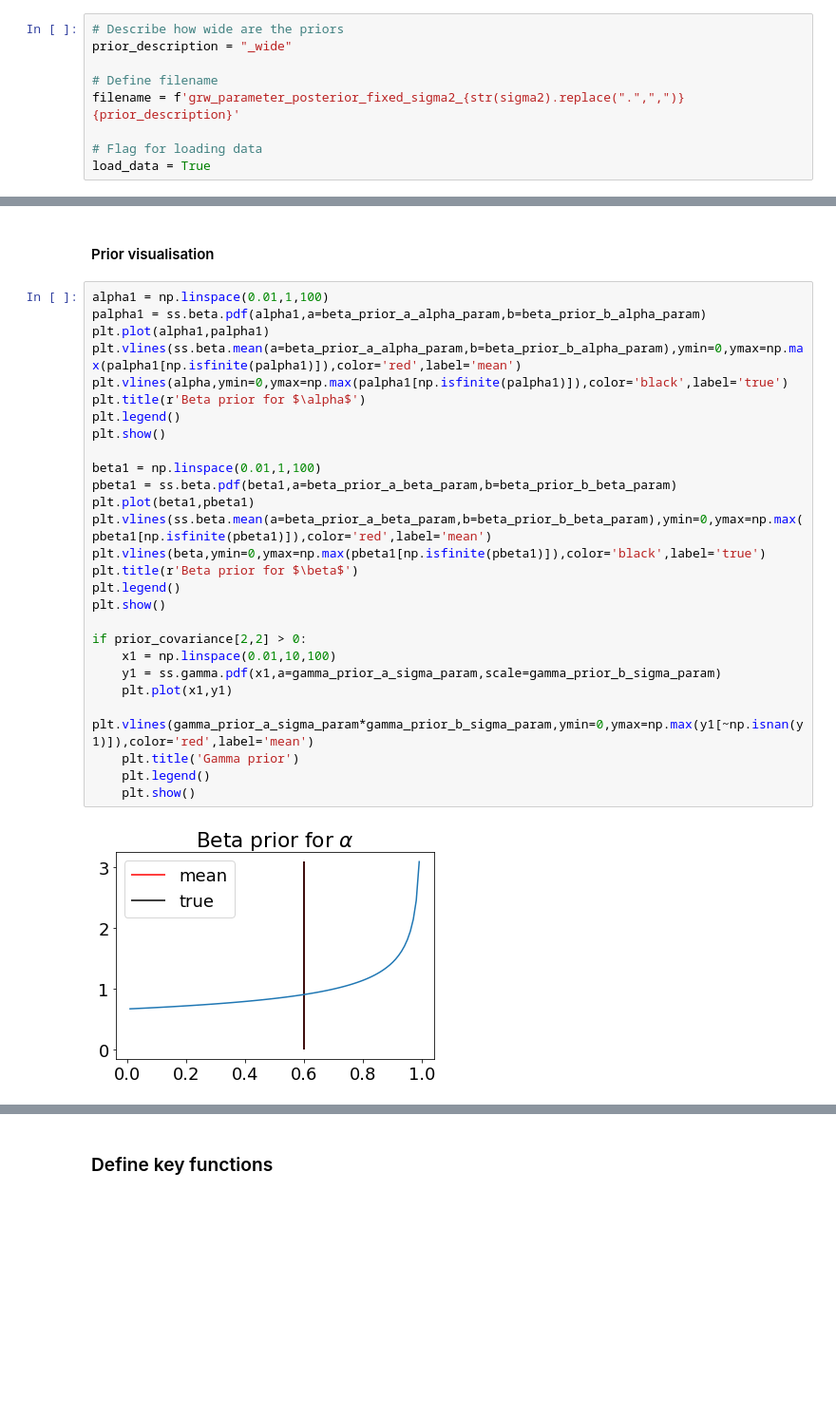
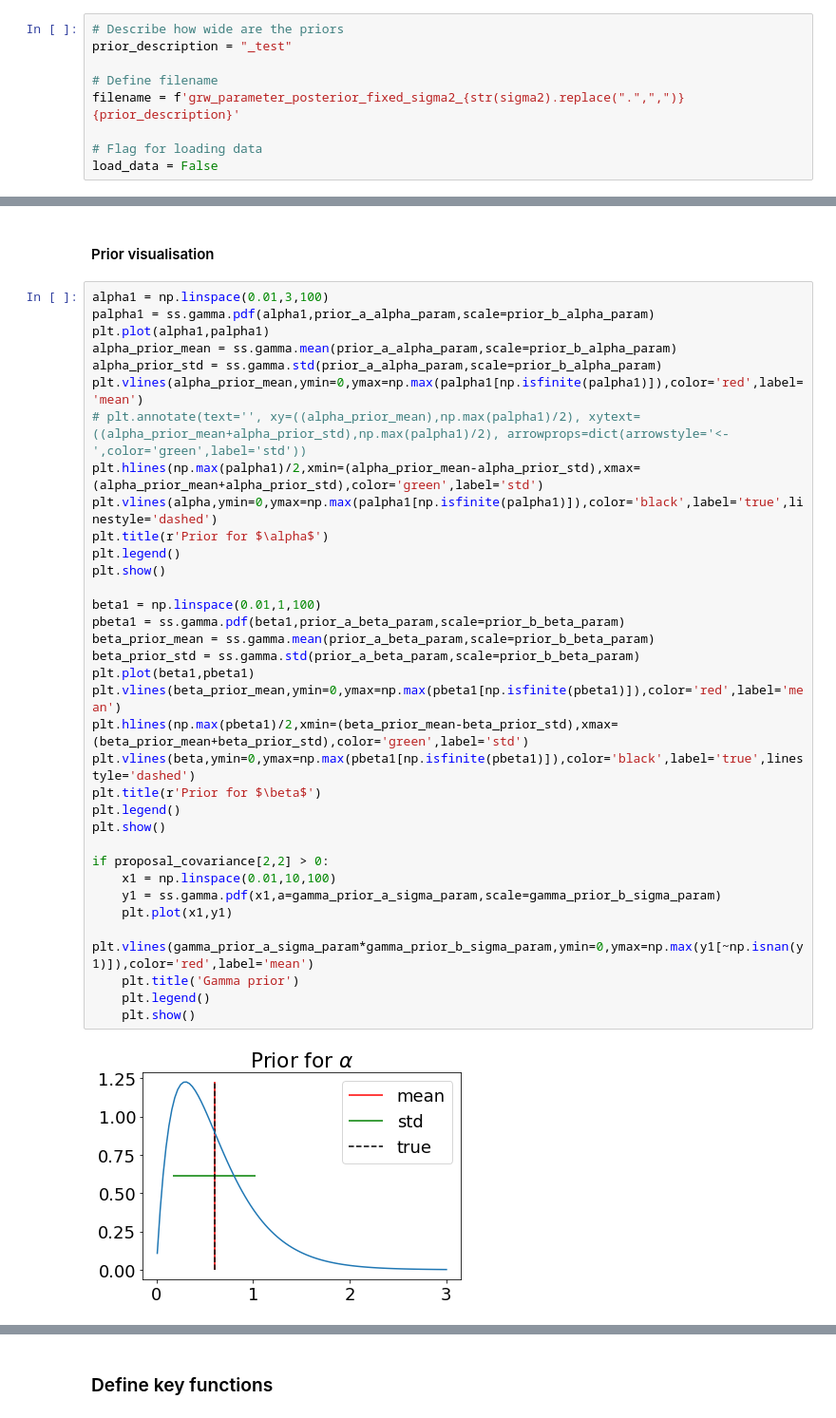
Before and after one commit to YannisZa/probabilistic_traffic_flow_modelling, a Jupyter notebook: notebooks/exponential_fd_metropolis_hastings_debugging.ipynb, the cells around one changed output, grey strips where cells are left out. Shown at 95% size. Cells and saved outputs as stored; diff of their text form; blank space fills up the shorter version.

```diff
--- a/notebooks/exponential_fd_metropolis_hastings_debugging.ipynb
+++ b/notebooks/exponential_fd_metropolis_hastings_debugging.ipynb
@@ -207,13 +211,13 @@ def gelman_rubin_statistic(posterior_samples,r_critical:float=1.1):
     return r_stat
 # %%
 # Describe how wide are the priors
-prior_description = "_wide"
+prior_description = "_test"
 
 # Define filename
 filename = f'grw_parameter_posterior_fixed_sigma2_{str(sigma2).replace(".",",")}{prior_description}'
 
 # Flag for loading data
-load_data = True
+load_data = False
 # %%
 # Fix random seed
 np.random.seed(2021)
@@ -298,31 +301,38 @@ array([0.57580438, 0.10502809, 0.05      ])
 # %% [markdown]
 #### Prior visualisation
 # %%
-alpha1 = np.linspace(0.01,1,100)
-palpha1 = ss.beta.pdf(alpha1,a=beta_prior_a_alpha_param,b=beta_prior_b_alpha_param)
+alpha1 = np.linspace(0.01,3,100)
+palpha1 = ss.gamma.pdf(alpha1,prior_a_alpha_param,scale=prior_b_alpha_param)
 plt.plot(alpha1,palpha1)
-plt.vlines(ss.beta.mean(a=beta_prior_a_alpha_param,b=beta_prior_b_alpha_param),ymin=0,ymax=np.max(palpha1[np.isfinite(palpha1)]),color='red',label='mean')
-plt.vlines(alpha,ymin=0,ymax=np.max(palpha1[np.isfinite(palpha1)]),color='black',label='true')
-plt.title(r'Beta prior for $\alpha$')
+alpha_prior_mean = ss.gamma.mean(prior_a_alpha_param,scale=prior_b_alpha_param)
+alpha_prior_std = ss.gamma.std(prior_a_alpha_param,scale=prior_b_alpha_param)
+plt.vlines(alpha_prior_mean,ymin=0,ymax=np.max(palpha1[np.isfinite(palpha1)]),color='red',label='mean')
+# plt.annotate(text='', xy=((alpha_prior_mean),np.max(palpha1)/2), xytext=((alpha_prior_mean+alpha_prior_std),np.max(palpha1)/2), arrowprops=dict(arrowstyle='<-',color='green',label='std'))
+plt.hlines(np.max(palpha1)/2,xmin=(alpha_prior_mean-alpha_prior_std),xmax=(alpha_prior_mean+alpha_prior_std),color='green',label='std')
+plt.vlines(alpha,ymin=0,ymax=np.max(palpha1[np.isfinite(palpha1)]),color='black',label='true',linestyle='dashed')
+plt.title(r'Prior for $\alpha$')
 plt.legend()
 plt.show()
 
 beta1 = np.linspace(0.01,1,100)
-pbeta1 = ss.beta.pdf(beta1,a=beta_prior_a_beta_param,b=beta_prior_b_beta_param)
+pbeta1 = ss.gamma.pdf(beta1,prior_a_beta_param,scale=prior_b_beta_param)
+beta_prior_mean = ss.gamma.mean(prior_a_beta_param,scale=prior_b_beta_param)
+beta_prior_std = ss.gamma.std(prior_a_beta_param,scale=prior_b_beta_param)
 plt.plot(beta1,pbeta1)
-plt.vlines(ss.beta.mean(a=beta_prior_a_beta_param,b=beta_prior_b_beta_param),ymin=0,ymax=np.max(pbeta1[np.isfinite(pbeta1)]),color='red',label='mean')
-plt.vlines(beta,ymin=0,ymax=np.max(pbeta1[np.isfinite(pbeta1)]),color='black',label='true')
-plt.title(r'Beta prior for $\beta$')
+plt.vlines(beta_prior_mean,ymin=0,ymax=np.max(pbeta1[np.isfinite(pbeta1)]),color='red',label='mean')
+plt.hlines(np.max(pbeta1)/2,xmin=(beta_prior_mean-beta_prior_std),xmax=(beta_prior_mean+beta_prior_std),color='green',label='std')
+plt.vlines(beta,ymin=0,ymax=np.max(pbeta1[np.isfinite(pbeta1)]),color='black',label='true',linestyle='dashed')
+plt.title(r'Prior for $\beta$')
 plt.legend()
 plt.show()
 
-if prior_covariance[2,2] > 0:
+if proposal_covariance[2,2] > 0:
     x1 = np.linspace(0.01,10,100)
     y1 = ss.gamma.pdf(x1,a=gamma_prior_a_sigma_param,scale=gamma_prior_b_sigma_param)
     plt.plot(x1,y1)
     plt.vlines(gamma_prior_a_sigma_param*gamma_prior_b_sigma_param,ymin=0,ymax=np.max(y1[~np.isnan(y1)]),color='red',label='mean')
     plt.title('Gamma prior')
     plt.legend()
     plt.show()
 # %% [output]
-[figure, old version]
+[figure, new version]
```
Also changed, not shown: parts of 17 cells of this notebook, 11 other files.
